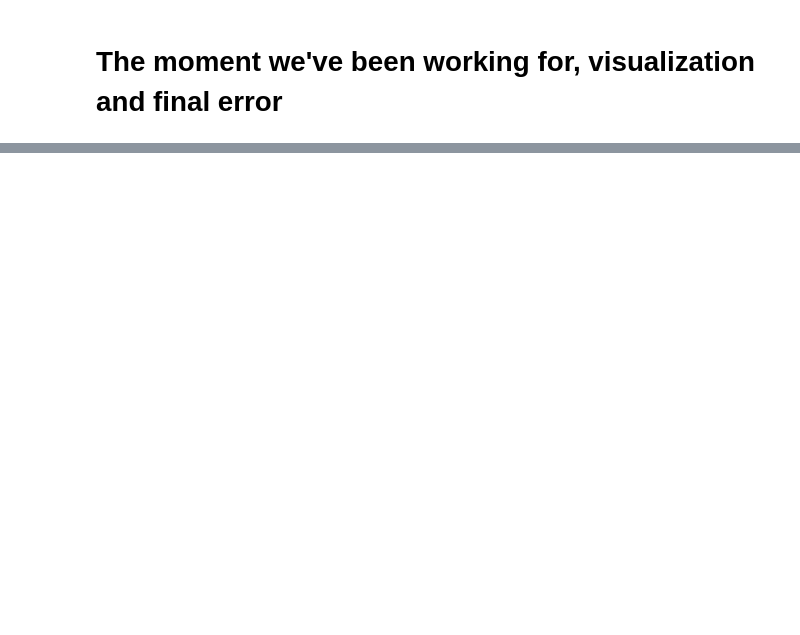
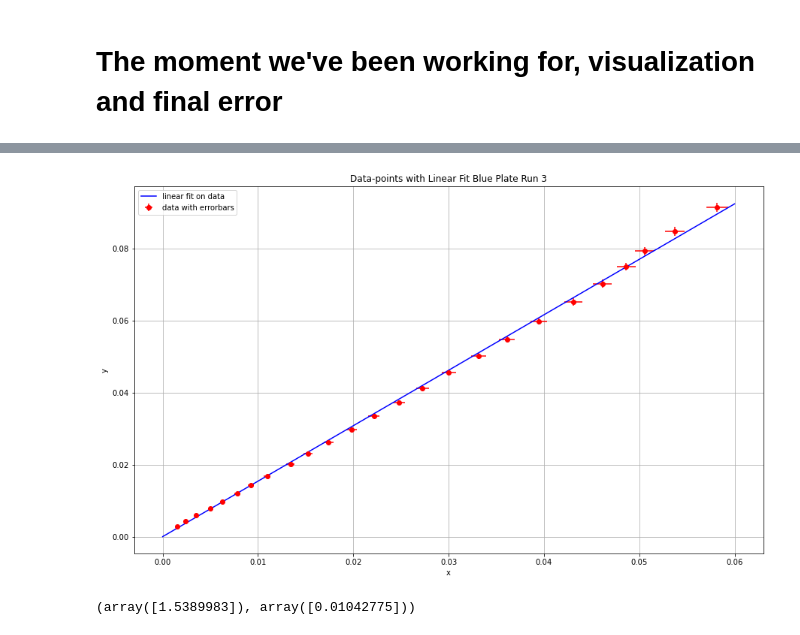
Before and after one commit to diodeamy/Waves-And-Optics, a Jupyter notebook: Refraction-Index.ipynb, the cells around one changed output, grey strips where cells are left out. Cells and saved outputs as stored; diff of their text form; code cells hidden in the pictures; blank space fills up the shorter version.

```diff
--- a/Refraction-Index.ipynb
+++ b/Refraction-Index.ipynb
@@ -423,0 +461,5 @@ fit(runB2)
+# %%
+fit({"Blue Plate Run 3": runB3})
+# %% [output]
+[figure, added]
+(array([1.5389983]), array([0.01042775]))
```
Also changed, not shown: parts of 22 cells of this notebook, 5 other files.
